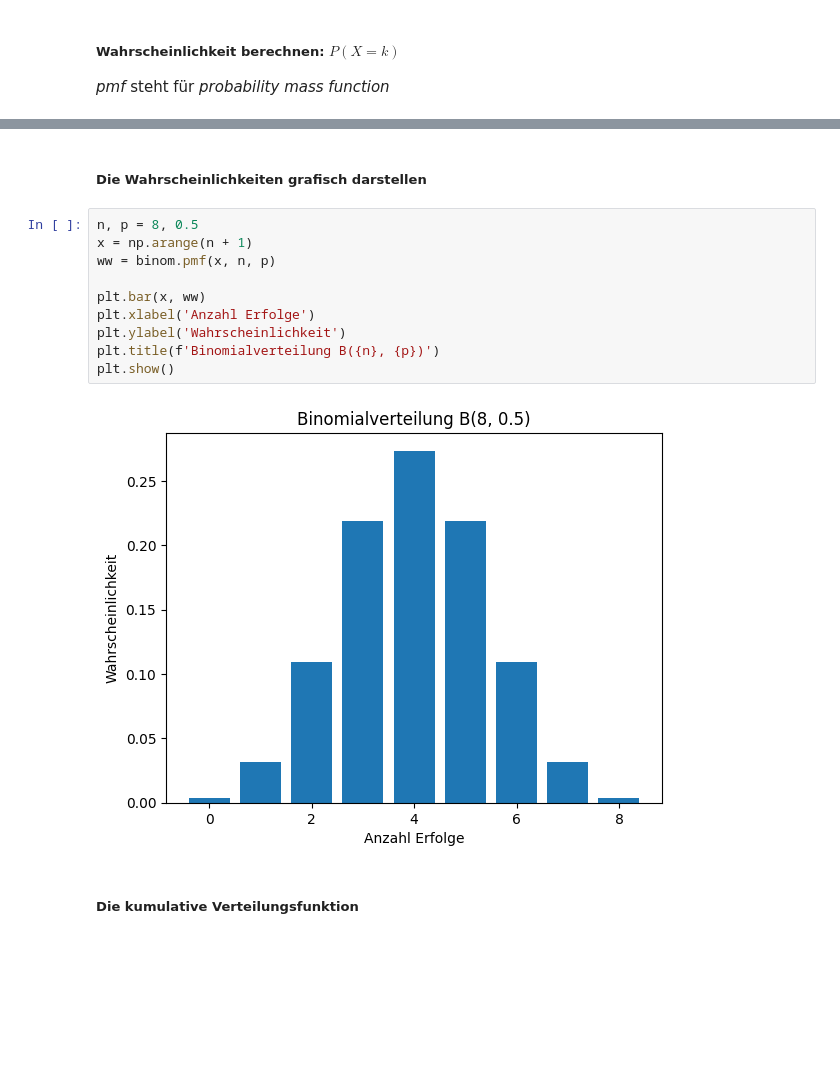
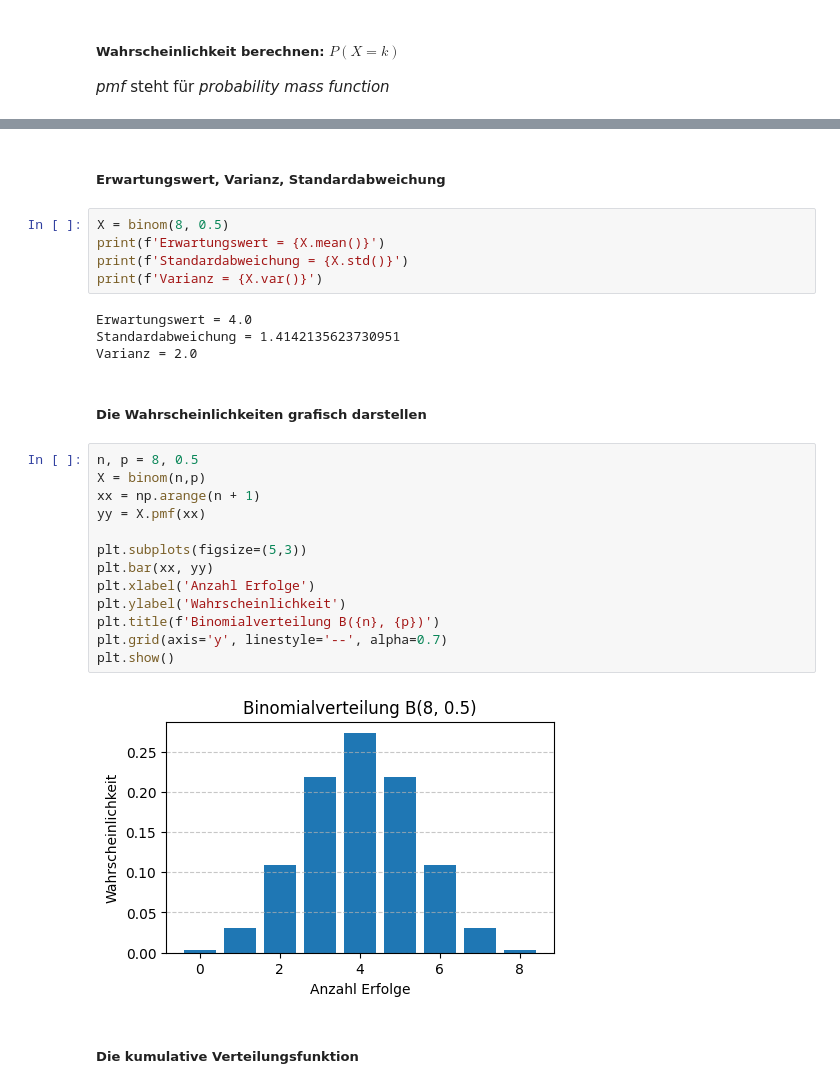
Before and after one commit to ktheu/MatheMitPython, a Jupyter notebook: binomialverteilung/binomialverteilung.ipynb, the cells around one changed output, grey strips where cells are left out. Drawn from its saved outputs; the diff is of its cells as text; blank space fills up the shorter version.

```diff
--- a/binomialverteilung/binomialverteilung.ipynb
+++ b/binomialverteilung/binomialverteilung.ipynb
@@ -64,19 +67,33 @@ binom.cdf(k, n, p)
 # %% [output]
 np.float64(0.36328125)
+# %% [markdown]
+##### Erwartungswert, Varianz, Standardabweichung
+# %%
+X = binom(8, 0.5)
+print(f'Erwartungswert = {X.mean()}')
+print(f'Standardabweichung = {X.std()}')
+print(f'Varianz = {X.var()}')
+# %% [output]
+Erwartungswert = 4.0
+Standardabweichung = 1.4142135623730951
+Varianz = 2.0
 # %% [markdown]
 ##### Die Wahrscheinlichkeiten grafisch darstellen
 # %%
 n, p = 8, 0.5
-x = np.arange(n + 1)
-ww = binom.pmf(x, n, p)
+X = binom(n,p)
+xx = np.arange(n + 1)
+yy = X.pmf(xx)
 
-plt.bar(x, ww)
+plt.subplots(figsize=(5,3))
+plt.bar(xx, yy)
 plt.xlabel('Anzahl Erfolge')
 plt.ylabel('Wahrscheinlichkeit')
 plt.title(f'Binomialverteilung B({n}, {p})')
+plt.grid(axis='y', linestyle='--', alpha=0.7)
 plt.show()
 # %% [output]
-[figure, old version]
+[figure, new version]
 # %% [markdown]
 ##### Die kumulative Verteilungsfunktion
 # %%
```
Also changed, not shown: parts of 28 cells of this notebook, 25 other files.
